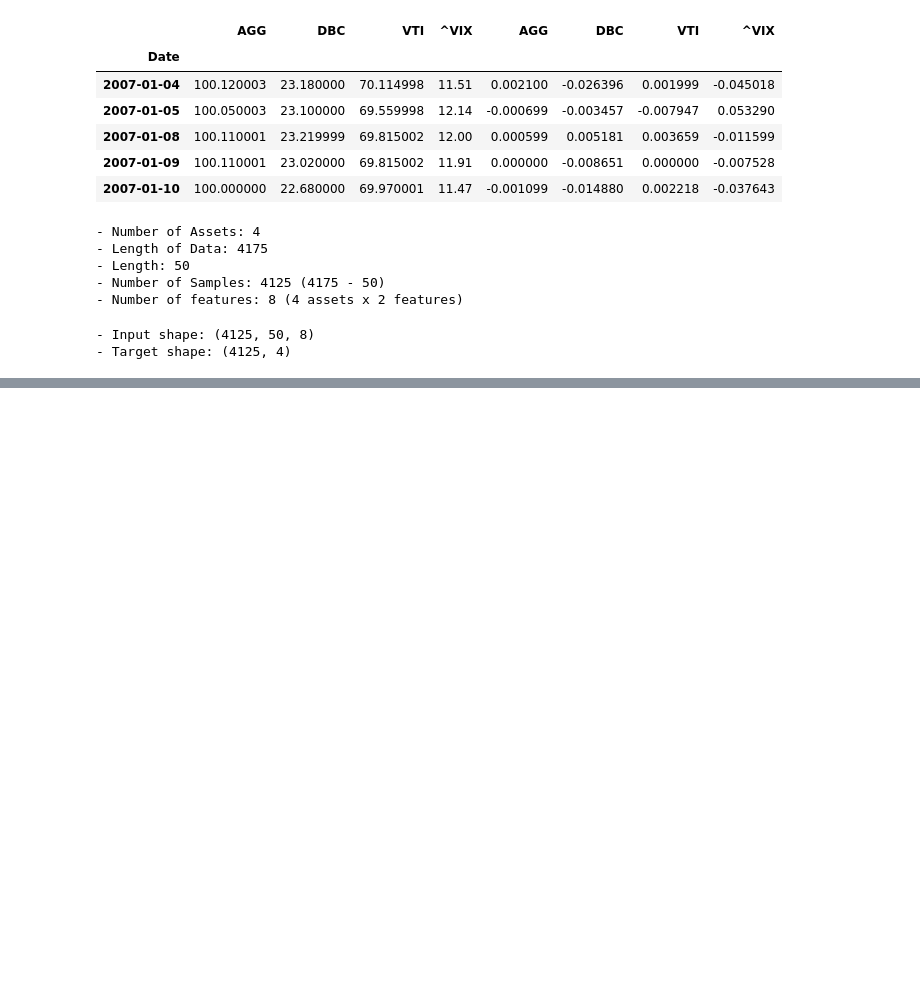
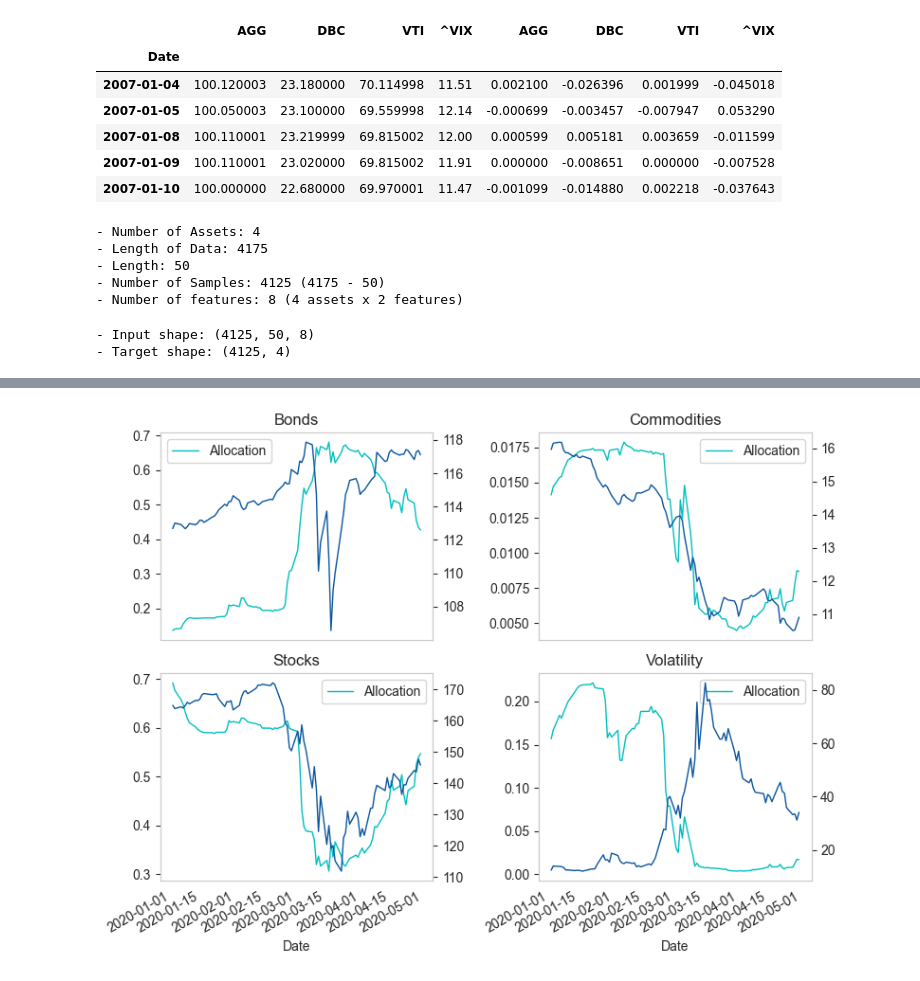
Before and after one commit to aungsias/Forays, a Jupyter notebook: 2. LSTM for Portfolio Optimization/Code.ipynb, the cells around one changed output, grey strips where cells are left out. Saved outputs shown, nothing was run; the diff lists cells and outputs as text; code cells hidden in the pictures; blank space fills up the shorter version.

```diff
--- a/2. LSTM for Portfolio Optimization/Code.ipynb
+++ b/2. LSTM for Portfolio Optimization/Code.ipynb
@@ -218,3 +174,18 @@ for ret in [tc_001, tc_01]:
 | VTI | 0.704880 | 0.086103 | 0.190475 | 0.347042 | -0.430787 |
 | DBC | 0.340160 | 0.041551 | 0.184910 | 0.116550 | -0.568555 |
 | AGG | -0.130618 | -0.015955 | 0.052660 | -0.682784 | -0.245053 |
+# %%
+covid = weights.loc['2020-01':'2020-04']
+fig, axes = plt.subplots(2, 2, figsize=(8,6), sharex=True)
+invs = ['Bonds', 'Commodities', 'Stocks', 'Volatility']
+axes = axes.flatten()
+for i, ax in enumerate(axes):
+    twinax = ax.twinx()
+    covid[covid.columns[i]].plot(ax=ax, grid=False, color='c')
+    prices.loc[covid.index][prices.columns[i]].plot(ax=twinax, grid=False)
+    twinax.set_title(invs[i])
+    ax.legend(['Allocation'])
+
+plt.tight_layout()
+# %% [output]
+[figure, added]
```
Also changed, not shown: parts of 13 cells of this notebook, 8 other files.
